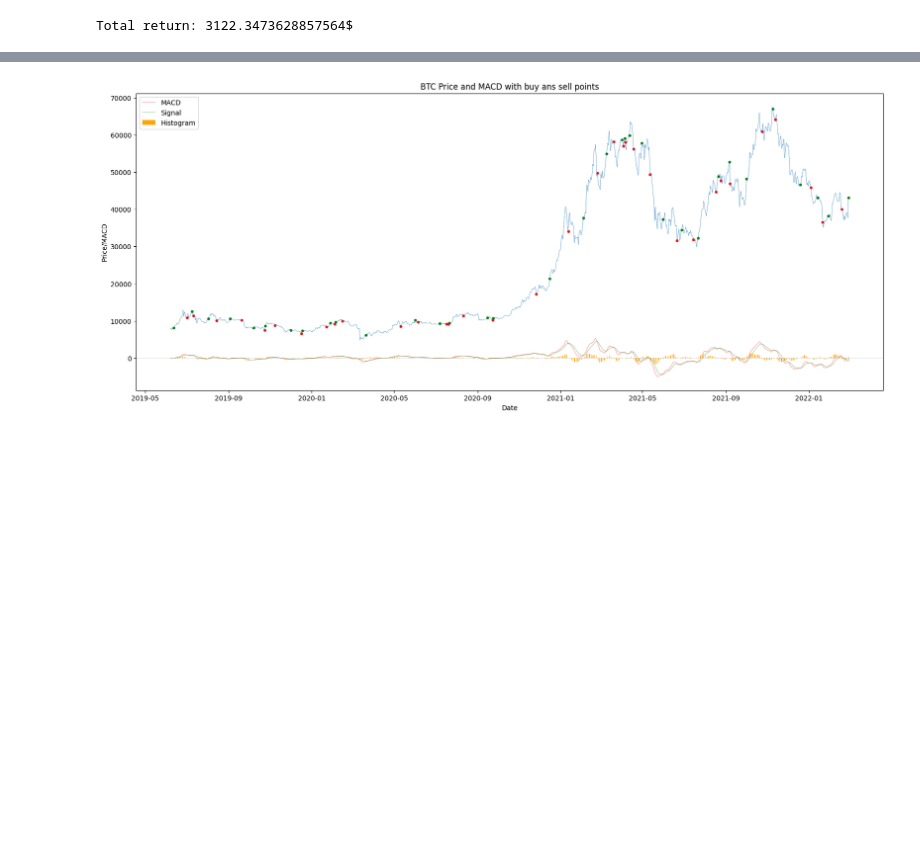
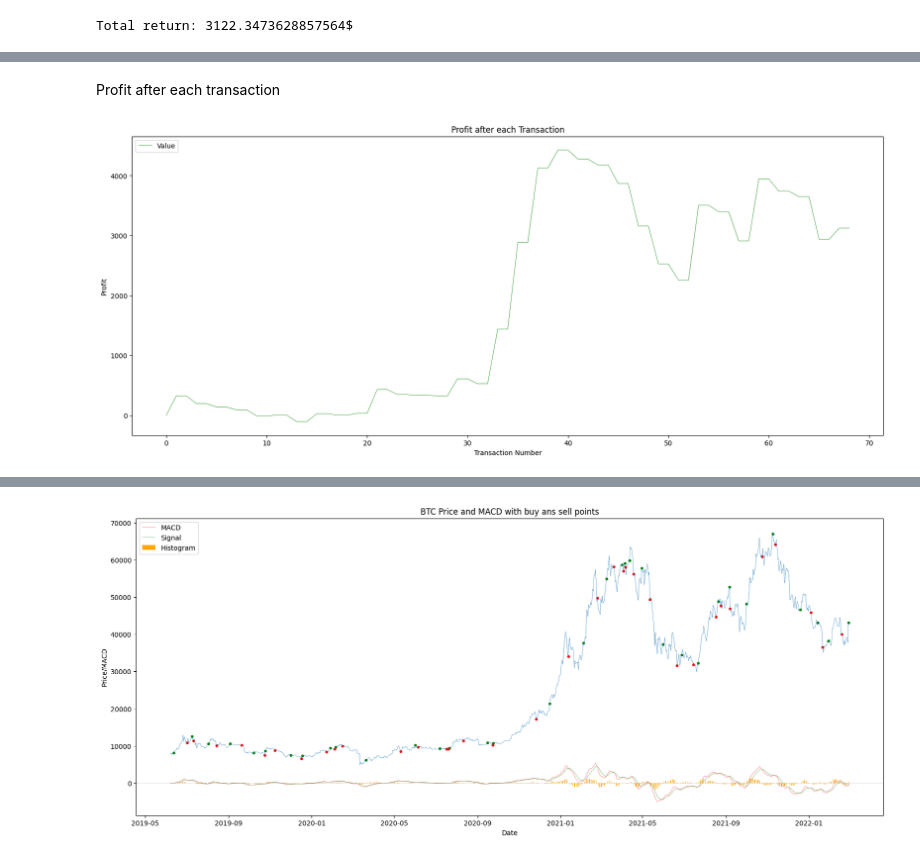
Before and after one commit to timschopinski/macd-analysis, a Jupyter notebook: main.ipynb, the cells around one changed output, grey strips where cells are left out. Saved outputs shown, nothing was run; the diff lists cells and outputs as text; code cells hidden in the pictures; blank space fills up the shorter version.

Commit message:
transactions added and logging

```diff
--- a/main.ipynb
+++ b/main.ipynb
@@ -191,0 +217,21 @@ Total return: 3122.3473628857564$
+# %% [markdown]
+Profit after each transaction
+# %%
+transactions = macd_tester.transactions
+start_capital = 1000
+transaction_values = [transaction.price * transaction.amount - start_capital for transaction in transactions]
+
+fig, ax = plt.subplots(figsize=(20, 8))
+ax.set_facecolor('white')
+fig.set_facecolor('white')
+
+plt.plot(transaction_values, label='Value', color='green', lw=0.5)
+
+plt.xlabel('Transaction Number')
+plt.ylabel('Profit')
+plt.title('Profit after each Transaction')
+plt.legend(loc='upper left')
+plt.savefig('charts/daily/profit_after_each_transaction.png')
+plt.show()
+# %% [output]
+[figure, added]
```
Also changed, not shown: parts of 32 cells of this notebook, 22 other files.
